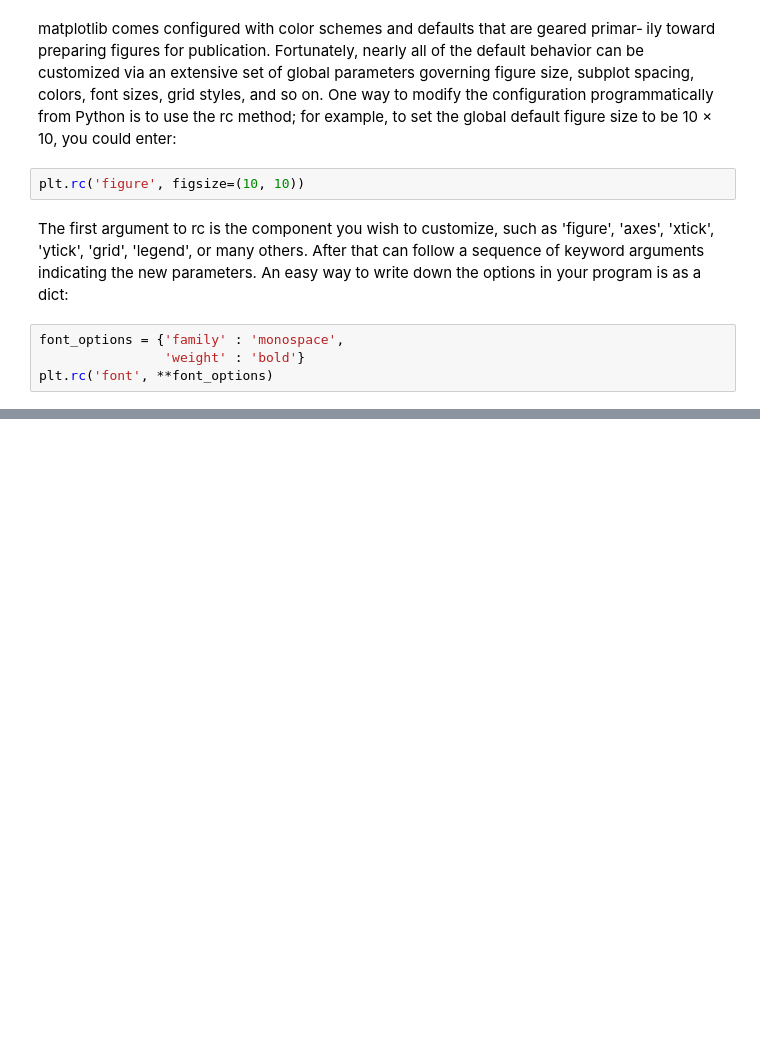
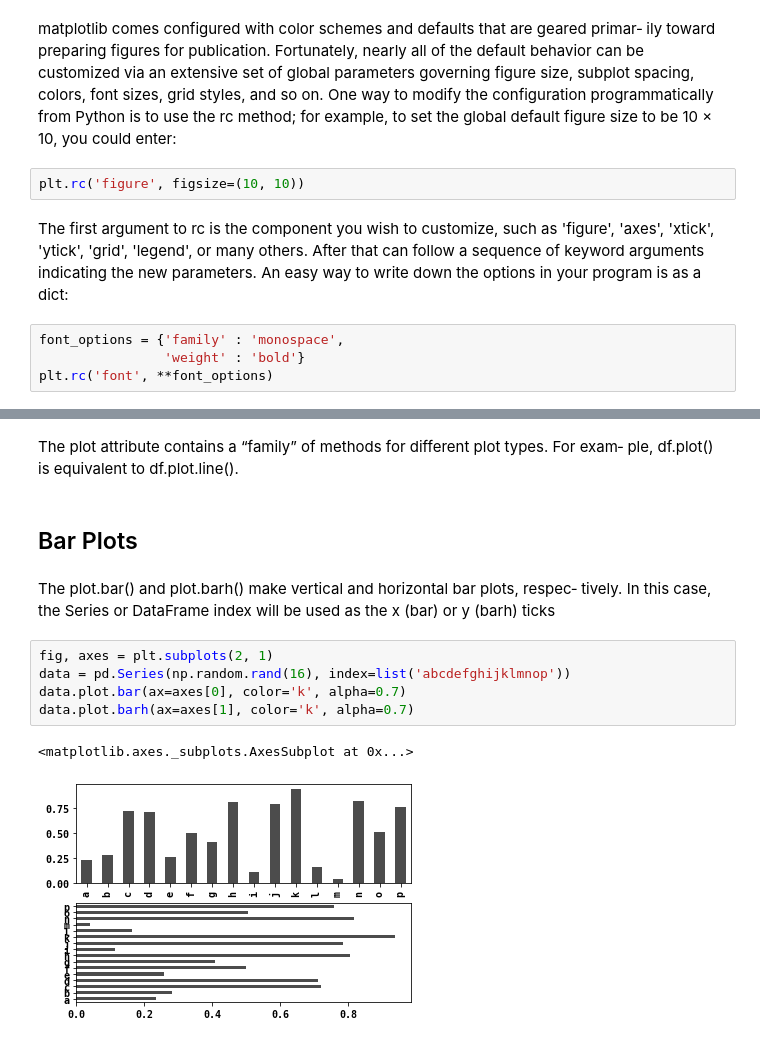
Before and after one commit to Spartan-119/Python-for-Data-Science, a Jupyter notebook: Plotting and Visualization.ipynb, the cells around one changed output, grey strips where cells are left out. Cells and saved outputs as stored; diff of their text form; blank space fills up the shorter version.

```diff
--- a/Plotting and Visualization.ipynb
+++ b/Plotting and Visualization.ipynb
@@ -302,0 +321,17 @@ plt.rc('font', **font_options)
+# %% [markdown]
+The plot attribute contains a “family” of methods for different plot types. For exam‐
+ple, df.plot() is equivalent to df.plot.line().
+# %% [markdown]
+## Bar Plots
+# %% [markdown]
+The plot.bar() and plot.barh() make vertical and horizontal bar plots, respec‐
+tively. In this case, the Series or DataFrame index will be used as the x (bar) or y
+(barh) ticks
+# %%
+fig, axes = plt.subplots(2, 1)
+data = pd.Series(np.random.rand(16), index=list('abcdefghijklmnop'))
+data.plot.bar(ax=axes[0], color='k', alpha=0.7)
+data.plot.barh(ax=axes[1], color='k', alpha=0.7)
+# %% [output]
+<matplotlib.axes._subplots.AxesSubplot at 0x...>
+[figure, added]
```
Also changed, not shown: parts of 28 cells of this notebook.
